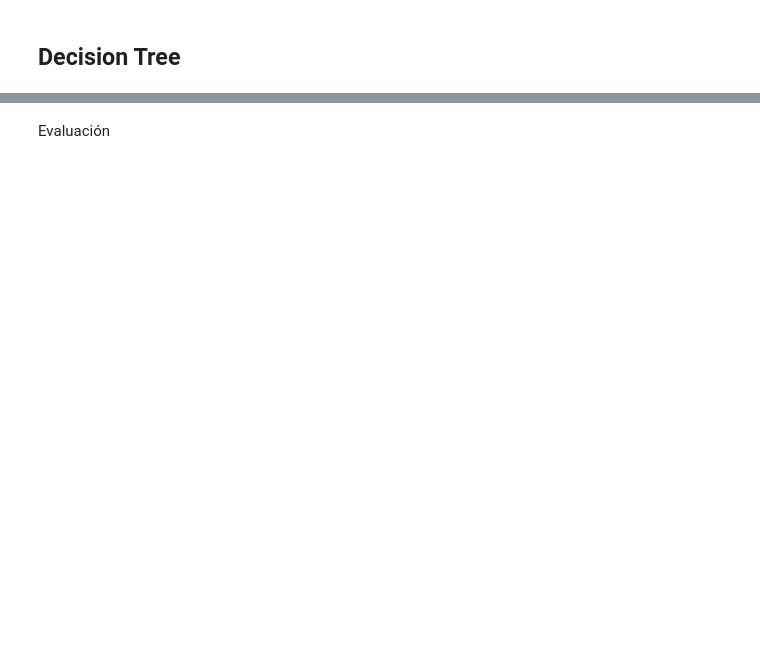
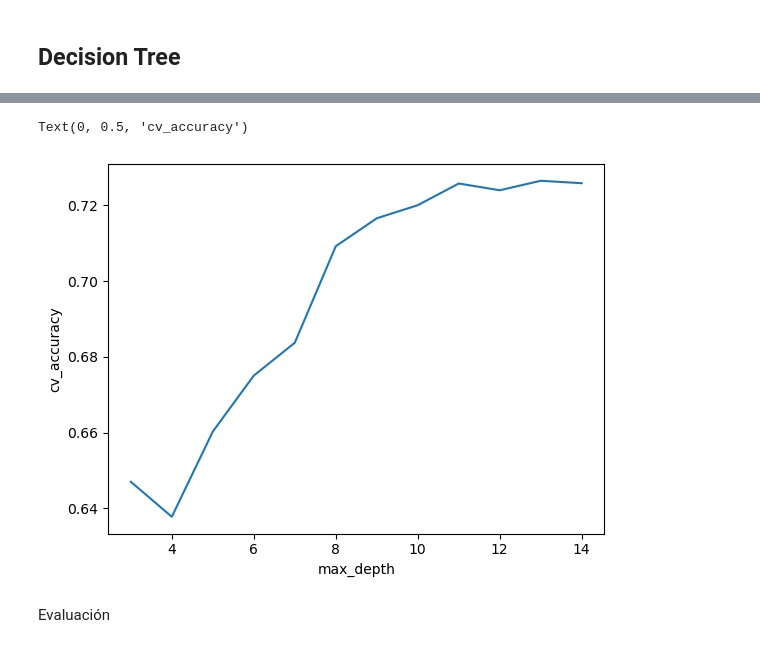
Before and after one commit to jbaezarh/Relational-ML, a Jupyter notebook: notebooks/2_ml_manual_feature_extraction.ipynb, the cells around one changed output, grey strips where cells are left out. Saved outputs shown, nothing was run; the diff lists cells and outputs as text; code cells hidden in the pictures; blank space fills up the shorter version.

Commit message:
Imbalance training manual extraction of features

```diff
--- a/notebooks/2_ml_manual_feature_extraction.ipynb
+++ b/notebooks/2_ml_manual_feature_extraction.ipynb
@@ -53,0 +79,7 @@ tree.plot_tree(clf)
+# %%
+dt = tree.DecisionTreeClassifier()
+# %%
+param_grid = dict(max_depth = list(range(3,15)))
+grid = GridSearchCV(dt, param_grid, cv = 10, scoring="accuracy")
+# %%
+grid.fit(X_train_resamp,y_train_resamp)
@@ -53,0 +107,7 @@ tree.plot_tree(clf)
+# %%
+plt.plot(grid.cv_results_["param_max_depth"],grid.cv_results_["mean_test_score"])
+plt.xlabel("max_depth")
+plt.ylabel("cv_accuracy")
+# %% [output]
+Text(0, 0.5, 'cv_accuracy')
+[figure, added]
```
Also changed, not shown: parts of 24 cells of this notebook.
